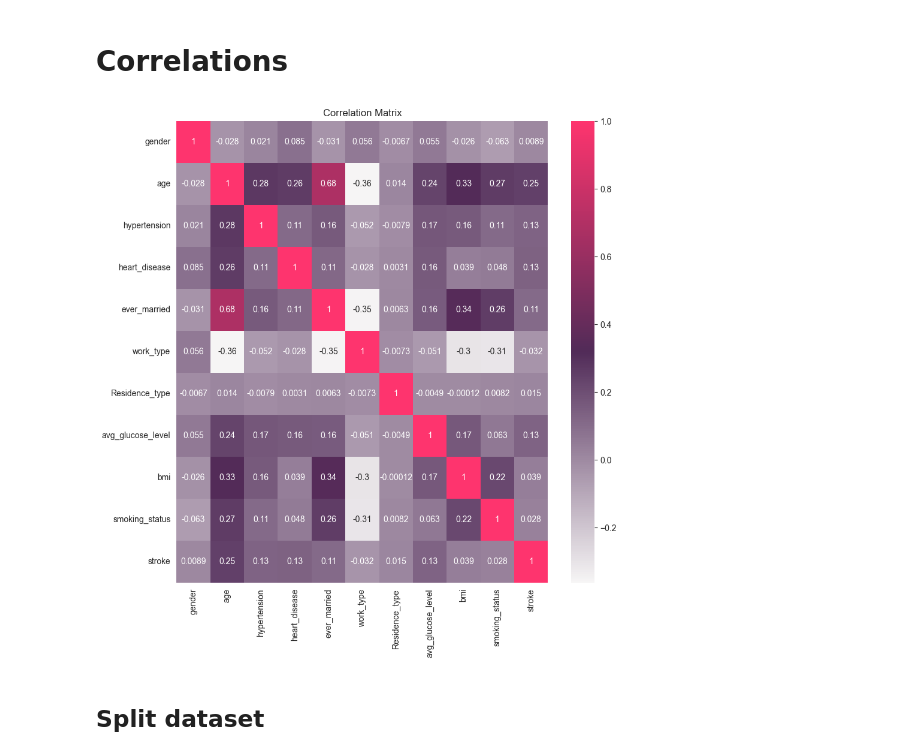
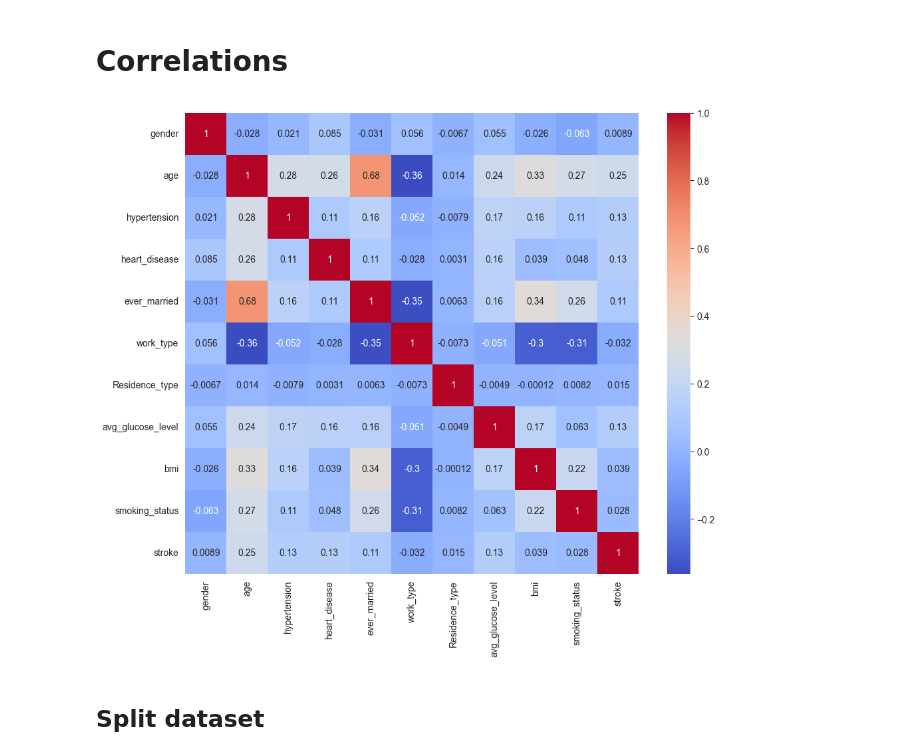
Before and after one commit to Oleh2506/StrokePrediction, a Jupyter notebook: preprocess_data.ipynb, the cells around one changed output. Saved outputs shown, nothing was run; the diff lists cells and outputs as text; code cells hidden in the pictures.

```diff
--- a/preprocess_data.ipynb
+++ b/preprocess_data.ipynb
@@ -136,15 +129,13 @@ df
 # %% [markdown]
 # Correlations
-# %%
-colors = ['#f6f5f5','#512b58','#fe346e']
-colormap = matplotlib.colors.LinearSegmentedColormap.from_list("", colors)
-
-fig, ax = plt.subplots(figsize=(10, 10))
-sns.heatmap(df.corr(), annot=True,cmap= colormap, facecolor='#f6f5f5', ax=ax)
-ax.set_title('Correlation Matrix')
-plt.show()
-# %% [output]
-[figure, removed]
+# %%
+corr = df.corr()
+plt.figure(figsize=(11, 9))
+ax = sns.heatmap(corr, cmap="coolwarm", annot=True)
+plt.xticks(rotation=90)
+plt.show()
+# %% [output]
+[figure, added]
 # %% [markdown]
 ## Split dataset
 # %%
```
Also changed, not shown: parts of 20 cells of this notebook.
